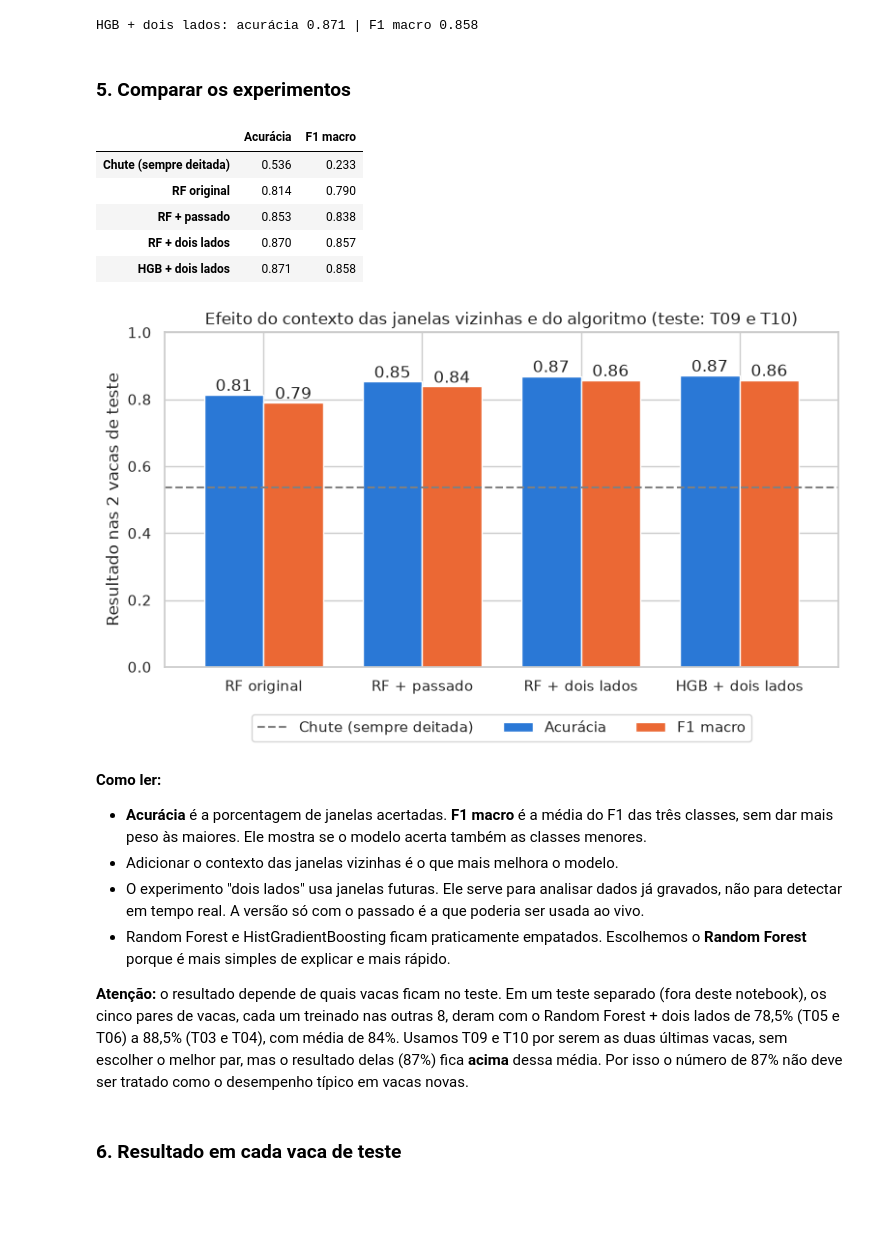
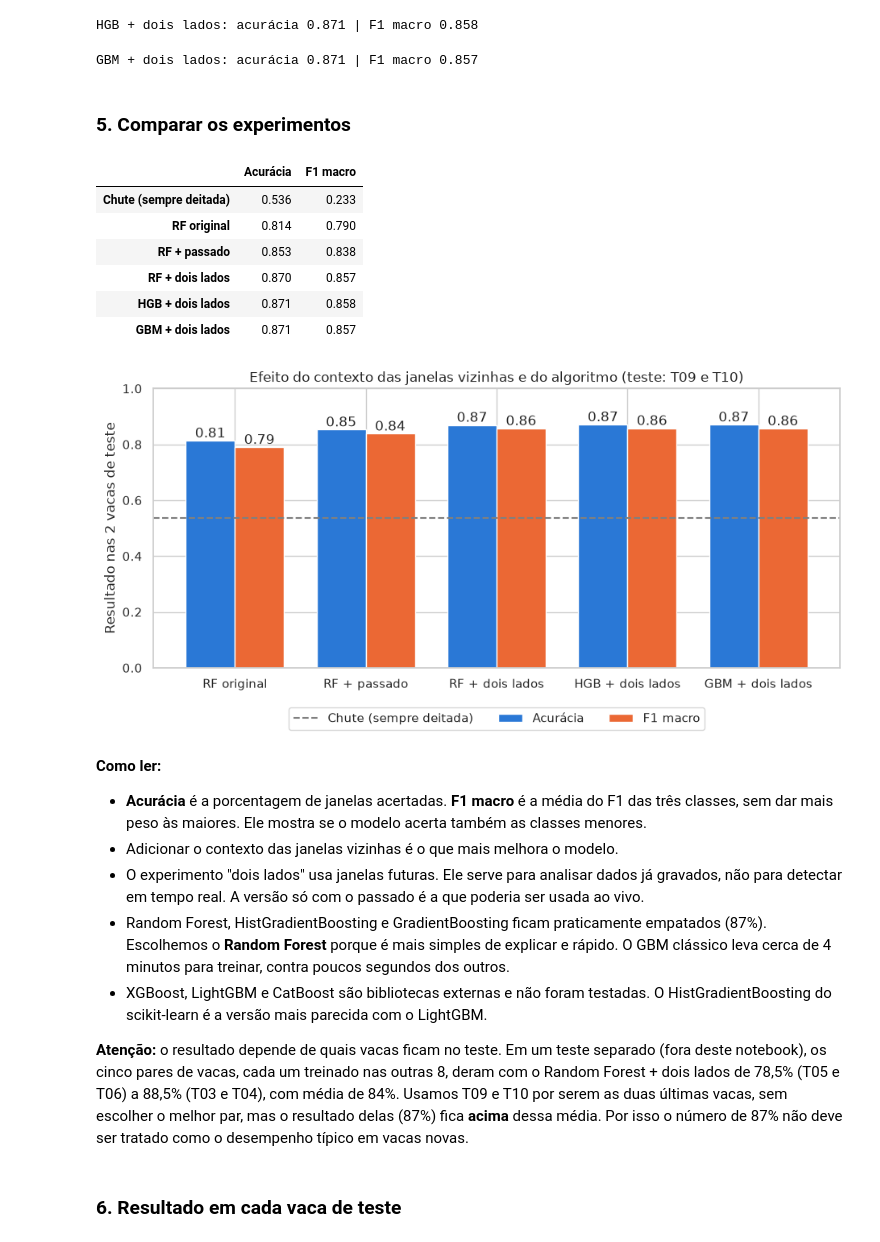
Before and after one commit to maicongiehl/unijui-pcd-cow-behavior-classification, a Jupyter notebook: model.ipynb, the cells around one changed output. Cells and saved outputs as stored; diff of their text form; code cells hidden in the pictures; blank space fills up the shorter version.

Commit message:
feat: add scikit-learn GradientBoosting experiment to model notebook

```diff
--- a/model.ipynb
+++ b/model.ipynb
@@ -277,17 +278,38 @@ acc_hgb, f1_hgb, prev_hgb = avaliar(hist_gb, X_dois_lados)
 print(f"HGB + dois lados: acurácia {acc_hgb:.3f} | F1 macro {f1_hgb:.3f}")
 # %% [output]
 HGB + dois lados: acurácia 0.871 | F1 macro 0.858
+# %%
+from sklearn.ensemble import GradientBoostingClassifier
+from sklearn.utils.class_weight import compute_sample_weight
+
+# Experimento 6: GradientBoosting (GBM clássico) com os dois lados
+# Esse modelo não aceita valores vazios (NaN), então preenchemos com a mediana do treino.
+# Ele também não tem class_weight, então balanceamos as classes com sample_weight.
+# Atenção: é bem mais lento que os outros (cerca de 4 minutos).
+mediana = X_dois_lados[~eh_teste].median()
+X_dois_lados_preenchido = X_dois_lados.fillna(mediana)
+pesos = compute_sample_weight("balanced", y[~eh_teste])
+
+gbm = GradientBoostingClassifier(random_state=42)
+gbm.fit(X_dois_lados_preenchido[~eh_teste], y[~eh_teste], sample_weight=pesos)
+
+prev_gbm = gbm.predict(X_dois_lados_preenchido[eh_teste])
+acc_gbm = accuracy_score(y_teste, prev_gbm)
+f1_gbm = f1_score(y_teste, prev_gbm, average="macro")
+print(f"GBM + dois lados: acurácia {acc_gbm:.3f} | F1 macro {f1_gbm:.3f}")
+# %% [output]
+GBM + dois lados: acurácia 0.871 | F1 macro 0.857
 # %% [markdown]
 ### 5. Comparar os experimentos
 # %%
 # 1. Juntar os resultados numa tabela
 tabela = pd.DataFrame(
     {
-        "Acurácia": [acuracia_chute, acc_original, acc_passado, acc_dois_lados, acc_hgb],
-        "F1 macro": [f1_chute, f1_original, f1_passado, f1_dois_lados, f1_hgb],
+        "Acurácia": [acuracia_chute, acc_original, acc_passado, acc_dois_lados, acc_hgb, acc_gbm],
+        "F1 macro": [f1_chute, f1_original, f1_passado, f1_dois_lados, f1_hgb, f1_gbm],
     },
     index=["Chute (sempre deitada)", "RF original", "RF + passado",
-           "RF + dois lados", "HGB + dois lados"],
+           "RF + dois lados", "HGB + dois lados", "GBM + dois lados"],
 )
 
 # 2. Salvar a tabela e exibir
@@ -300,33 +322,35 @@ tabela.round(3)
 | RF + passado | 0.853 | 0.838 |
 | RF + dois lados | 0.870 | 0.857 |
 | HGB + dois lados | 0.871 | 0.858 |
+| GBM + dois lados | 0.871 | 0.857 |
 # %%
 # 1. Separar o chute dos modelos (o chute vira uma linha tracejada)
 modelos = tabela.drop(index="Chute (sempre deitada)")
 
 # 2. Plotar barras de acurácia e F1 macro de cada experimento
-ax = modelos.plot(kind="bar", color=["#2a78d6", "#eb6834"], figsize=(9, 4.5), width=0.75)
+ax = modelos.plot(kind="bar", color=["#2a78d6", "#eb6834"], figsize=(11, 4.5), width=0.75)
 ax.axhline(acuracia_chute, color="gray", linestyle="--", label="Chute (sempre deitada)")
 
 # 3. Escrever o valor em cima de cada barra
 for barras in ax.containers:
     ax.bar_label(barras, fmt="%.2f")
 
 plt.ylim(0, 1)
 plt.xticks(rotation=0)
 plt.title("Efeito do contexto das janelas vizinhas e do algoritmo (teste: T09 e T10)")
 plt.ylabel("Resultado nas 2 vacas de teste")
 plt.legend(ncol=3, loc="upper center", bbox_to_anchor=(0.5, -0.12))
 plt.savefig("figuras/07_comparacao_experimentos.png", dpi=150, bbox_inches="tight")
 plt.show()
 # %% [output]
-[figure, old version]
+[figure, new version]
 # %% [markdown]
 **Como ler:**
 - **Acurácia** é a porcentagem de janelas acertadas. **F1 macro** é a média do F1 das três classes, sem dar mais peso às maiores. Ele mostra se o modelo acerta também as classes menores.
 - Adicionar o contexto das janelas vizinhas é o que mais melhora o modelo.
 - O experimento "dois lados" usa janelas futuras. Ele serve para analisar dados já gravados, não para detectar em tempo real. A versão só com o passado é a que poderia ser usada ao vivo.
-- Random Forest e HistGradientBoosting ficam praticamente empatados. Escolhemos o **Random Forest** porque é mais simples de explicar e mais rápido.
+- Random Forest, HistGradientBoosting e GradientBoosting ficam praticamente empatados (87%). Escolhemos o **Random Forest** porque é mais simples de explicar e rápido. O GBM clássico leva cerca de 4 minutos para treinar, contra poucos segundos dos outros.
+- XGBoost, LightGBM e CatBoost são bibliotecas externas e não foram testadas. O HistGradientBoosting do scikit-learn é a versão mais parecida com o LightGBM.
 
 **Atenção:** o resultado depende de quais vacas ficam no teste. Em um teste separado (fora deste notebook), os cinco pares de vacas, cada um treinado nas outras 8, deram com o Random Forest + dois lados de 78,5% (T05 e T06) a 88,5% (T03 e T04), com média de 84%. Usamos T09 e T10 por serem as duas últimas vacas, sem escolher o melhor par, mas o resultado delas (87%) fica **acima** dessa média. Por isso o número de 87% não deve ser tratado como o desempenho típico em vacas novas.
 # %% [markdown]
```
Also changed, not shown: parts of 2 cells of this notebook, 2 other files.
